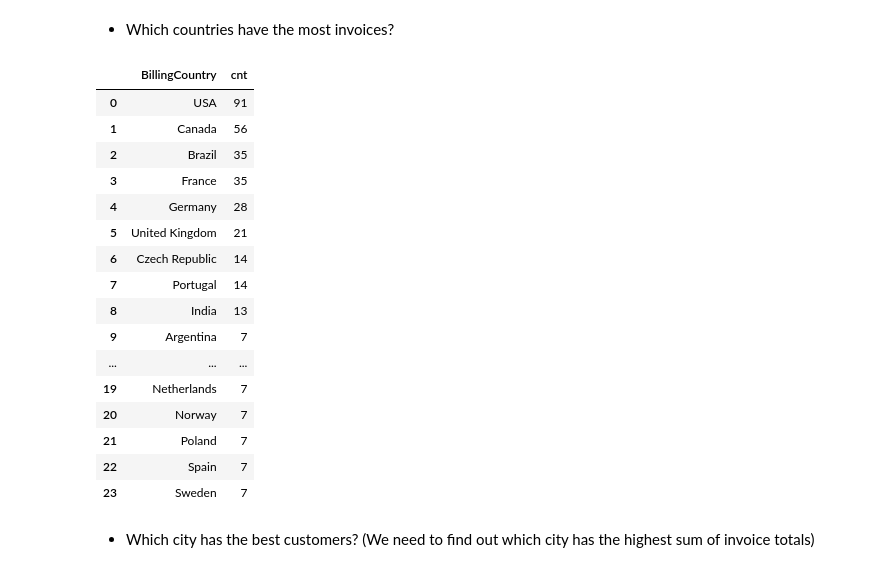
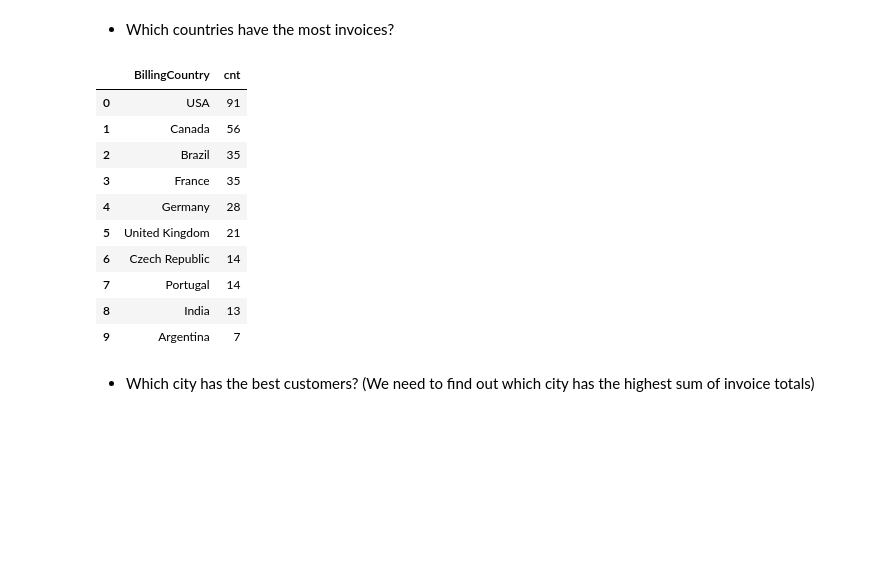
Before and after one commit to yukontaf/projects, a Jupyter notebook: basic_sql.ipynb, the cells around one changed output. Drawn from its saved outputs; the diff is of its cells as text; code cells hidden in the pictures; blank space fills up the shorter version.

```diff
--- a/basic_sql.ipynb
+++ b/basic_sql.ipynb
@@ -23,27 +24,21 @@ The scheme of the database looks like this ![this](https://previews.dropbox.com/
 # %%
 sql = '''SELECT DISTINCT "BillingCountry",
                 count("InvoiceId") OVER (PARTITION BY "BillingCountry") AS cnt
 FROM "Invoice"
 ORDER BY cnt DESC'''
-select(sql)
+select(sql)[:10]
 # %% [output]
 |  | BillingCountry | cnt |
 | 0 | USA | 91 |
 | 1 | Canada | 56 |
 | 2 | Brazil | 35 |
 | 3 | France | 35 |
 | 4 | Germany | 28 |
 | 5 | United Kingdom | 21 |
 | 6 | Czech Republic | 14 |
 | 7 | Portugal | 14 |
 | 8 | India | 13 |
 | 9 | Argentina | 7 |
-| ... | ... | ... |
-| 19 | Netherlands | 7 |
-| 20 | Norway | 7 |
-| 21 | Poland | 7 |
-| 22 | Spain | 7 |
-| 23 | Sweden | 7 |
 # %% [markdown]
 - Which city has the best customers? (We need to find out which city has the highest
  sum of invoice totals)
```
Also changed, not shown: parts of 2 cells of this notebook, 5 other files.
